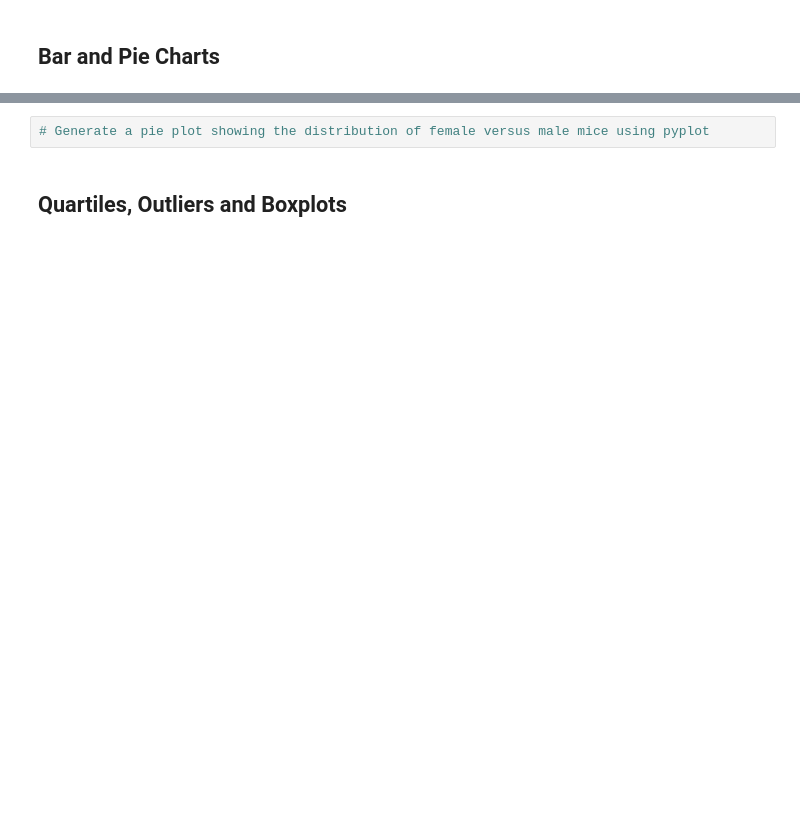
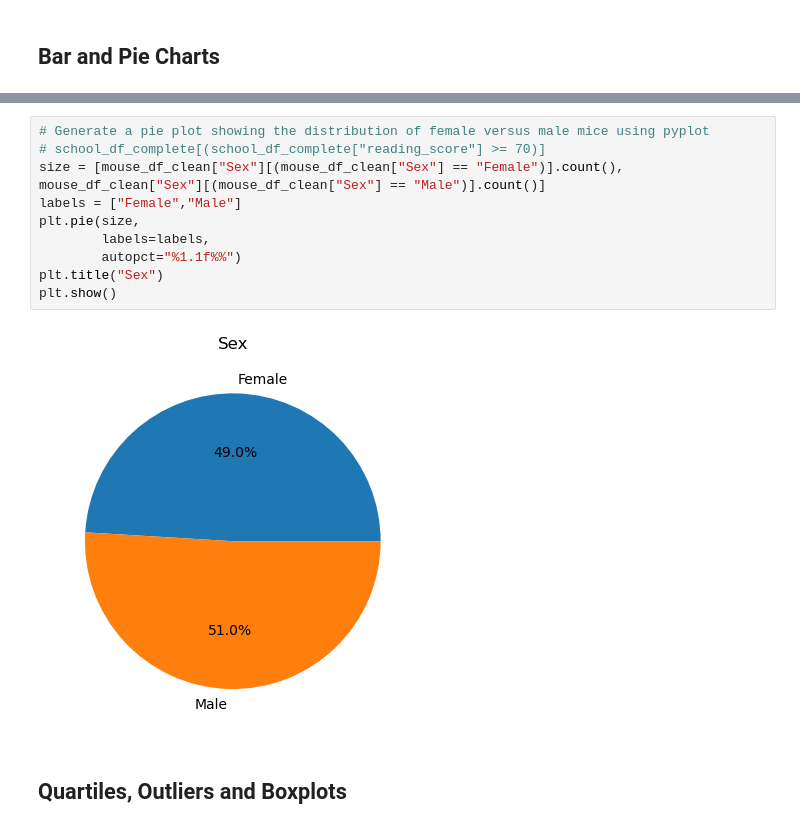
Before and after one commit to johnweissmann/matplotlib-challenge, a Jupyter notebook: Starter_Code 2/Pymaceuticals/pymaceuticals_starter.ipynb, the cells around one changed output, grey strips where cells are left out. Saved outputs shown, nothing was run; the diff lists cells and outputs as text; blank space fills up the shorter version.

```diff
--- a/Starter_Code 2/Pymaceuticals/pymaceuticals_starter.ipynb
+++ b/Starter_Code 2/Pymaceuticals/pymaceuticals_starter.ipynb
@@ -105,5 +161,15 @@ mouse_total_clean
 # %%
 # Generate a pie plot showing the distribution of female versus male mice using pyplot
+# school_df_complete[(school_df_complete["reading_score"] >= 70)]
+size = [mouse_df_clean["Sex"][(mouse_df_clean["Sex"] == "Female")].count(), mouse_df_clean["Sex"][(mouse_df_clean["Sex"] == "Male")].count()]
+labels = ["Female","Male"]
+plt.pie(size,
+        labels=labels,
+        autopct="%1.1f%%")
+plt.title("Sex")
+plt.show()
+# %% [output]
+[figure, added]
 # %% [markdown]
 ## Quartiles, Outliers and Boxplots
 # %%
```
Also changed, not shown: parts of 13 cells of this notebook, 2 other files.
